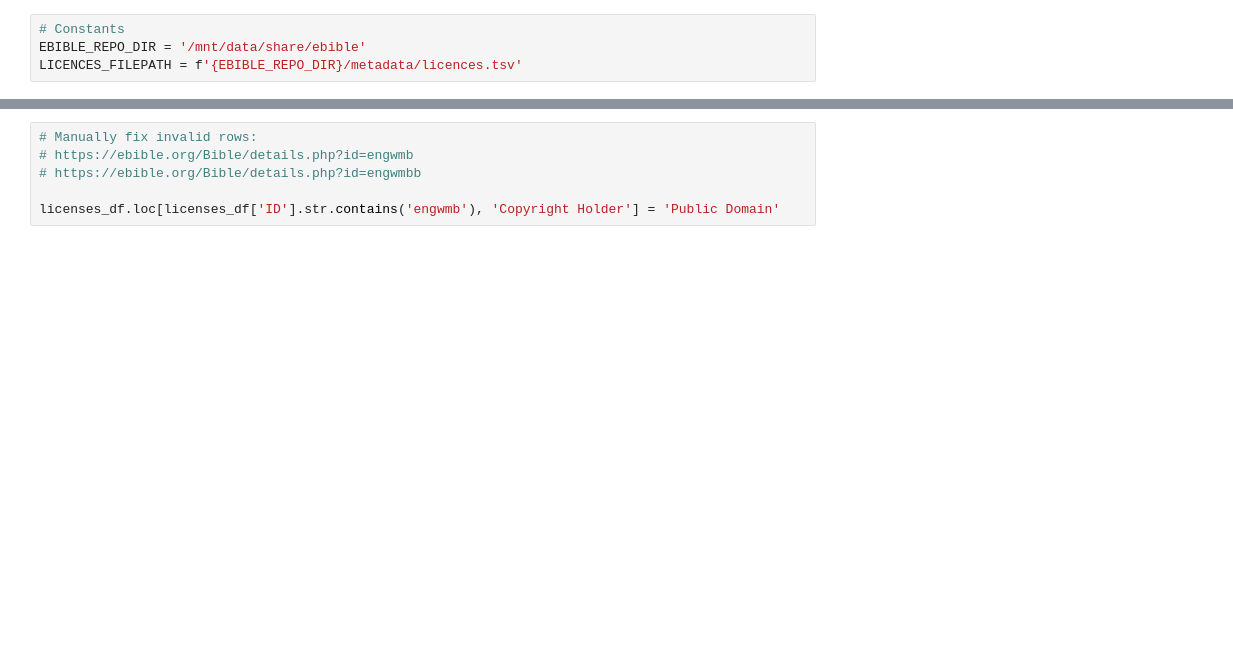
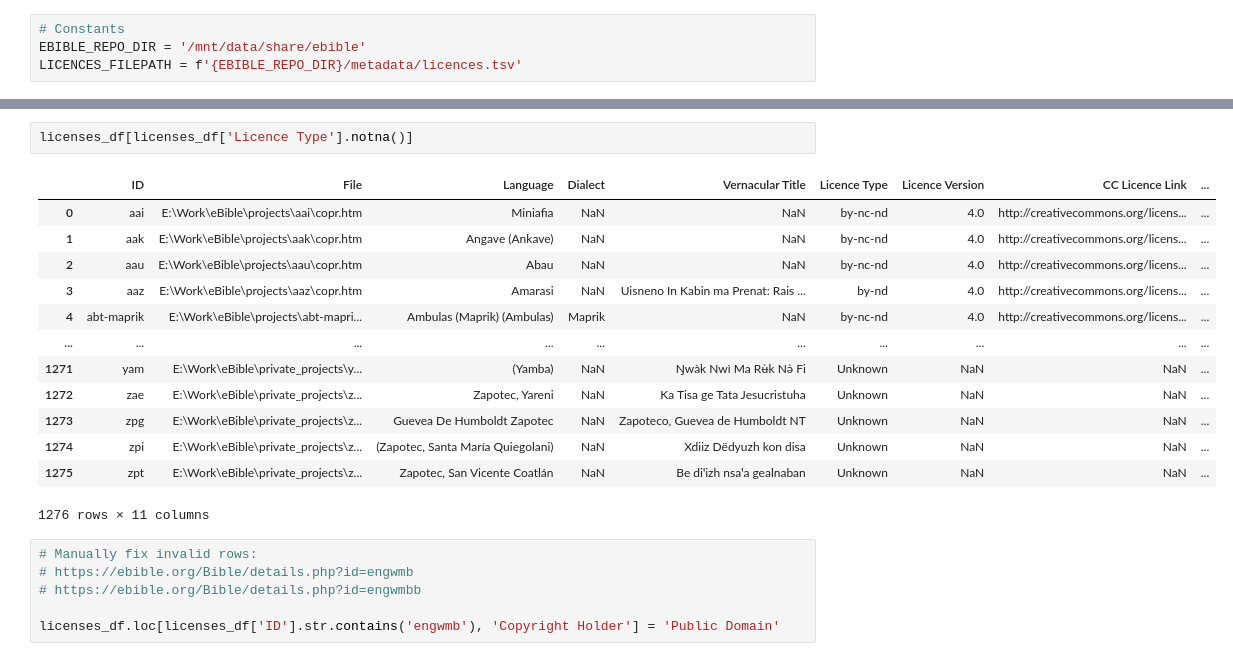
Before and after one commit to BibleNLP/ebible, a Jupyter notebook: code/notebooks/ebible-licenses-analysis.ipynb, the cells around one changed output, grey strips where cells are left out. Saved outputs shown, nothing was run; the diff lists cells and outputs as text; blank space fills up the shorter version.

```diff
--- a/code/notebooks/ebible-licenses-analysis.ipynb
+++ b/code/notebooks/ebible-licenses-analysis.ipynb
@@ -28,3 +28,19 @@ licenses_df
+# %%
+licenses_df[licenses_df['Licence Type'].notna()]
+# %% [output]
+|  | ID | File | Language | Dialect | Vernacular Title | Licence Type | Licence Version | CC Licence Link | ... |
+| 0 | aai | E:\Work\eBible\projects\aai\copr.htm | Miniafia | NaN | NaN | by-nc-nd | 4.0 | http://creativecommons.org/licens... | ... |
+| 1 | aak | E:\Work\eBible\projects\aak\copr.htm | Angave (Ankave) | NaN | NaN | by-nc-nd | 4.0 | http://creativecommons.org/licens... | ... |
+| 2 | aau | E:\Work\eBible\projects\aau\copr.htm | Abau | NaN | NaN | by-nc-nd | 4.0 | http://creativecommons.org/licens... | ... |
+| 3 | aaz | E:\Work\eBible\projects\aaz\copr.htm | Amarasi | NaN | Uisneno In Kabin ma Prenat: Rais ... | by-nd | 4.0 | http://creativecommons.org/licens... | ... |
+| 4 | abt-maprik | E:\Work\eBible\projects\abt-mapri... | Ambulas (Maprik) (Ambulas) | Maprik | NaN | by-nc-nd | 4.0 | http://creativecommons.org/licens... | ... |
+| ... | ... | ... | ... | ... | ... | ... | ... | ... | ... |
+| 1271 | yam | E:\Work\eBible\private_projects\y... | (Yamba) | NaN | Ŋwàk Nwì Ma Rʉ̀k Nə̀ Fi | Unknown | NaN | NaN | ... |
+| 1272 | zae | E:\Work\eBible\private_projects\z... | Zapotec, Yareni | NaN | Ka Tisa ge Tata Jesucristuha | Unknown | NaN | NaN | ... |
+| 1273 | zpg | E:\Work\eBible\private_projects\z... | Guevea De Humboldt Zapotec | NaN | Zapoteco, Guevea de Humboldt NT | Unknown | NaN | NaN | ... |
+| 1274 | zpi | E:\Work\eBible\private_projects\z... | (Zapotec, Santa María Quiegolani) | NaN | Xdiiz Dëdyuzh kon disa | Unknown | NaN | NaN | ... |
+| 1275 | zpt | E:\Work\eBible\private_projects\z... | Zapotec, San Vicente Coatlán | NaN | Be diꞌizh nsaꞌa gealnaban | Unknown | NaN | NaN | ... |
+1276 rows × 11 columns
 # %%
 # Manually fix invalid rows:
 # https://ebible.org/Bible/details.php?id=engwmb
```
Also changed, not shown: parts of 8 cells of this notebook.
